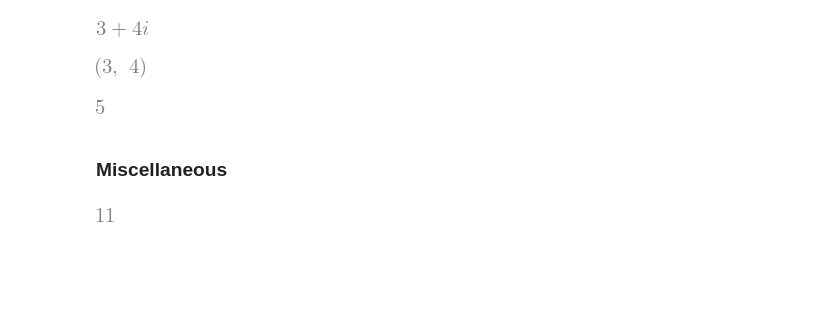
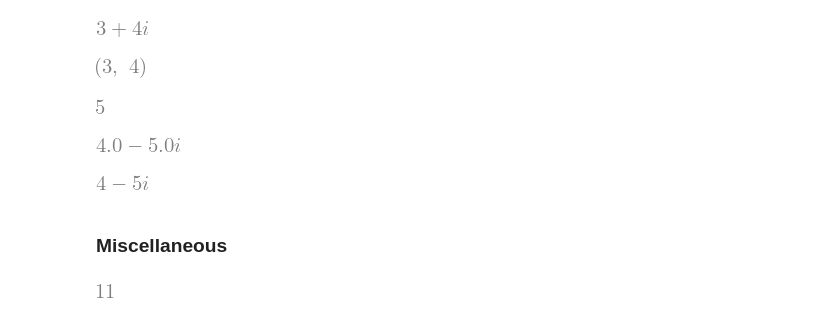
Before and after one commit to bpalmer4/code-snippets, a Jupyter notebook: notebooks/Introduction to sympy.ipynb, the cells around one changed output. Drawn from its saved outputs; the diff is of its cells as text; code cells hidden in the pictures; blank space fills up the shorter version.

```diff
--- a/notebooks/Introduction to sympy.ipynb
+++ b/notebooks/Introduction to sympy.ipynb
@@ -157,6 +156,14 @@ sp.Abs(z) # the Absolute value of a complex number
           # It's distance from the origin on the Argand plane
 # %% [output]
 [figure]
+# %%
+# To obtain the complex conjugate
+t = sp.conjugate(4 + 5j) # from a python complex number (ugly)
+s = (4 + 5 * sp.I).conjugate() # from a sympy complex number (better)
+display(t, s)
+# %% [output]
+[figure, added]
+[figure, added]
 # %% [markdown]
 ### Miscellaneous
 # %%
```
Also changed, not shown: parts of 39 cells of this notebook.
